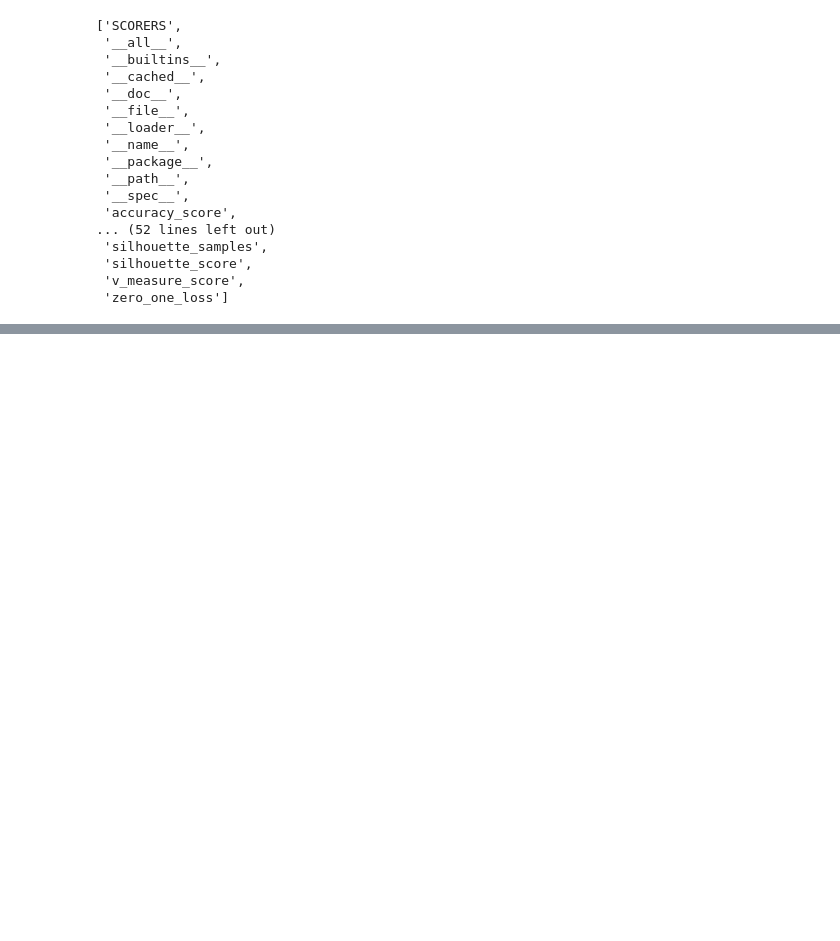
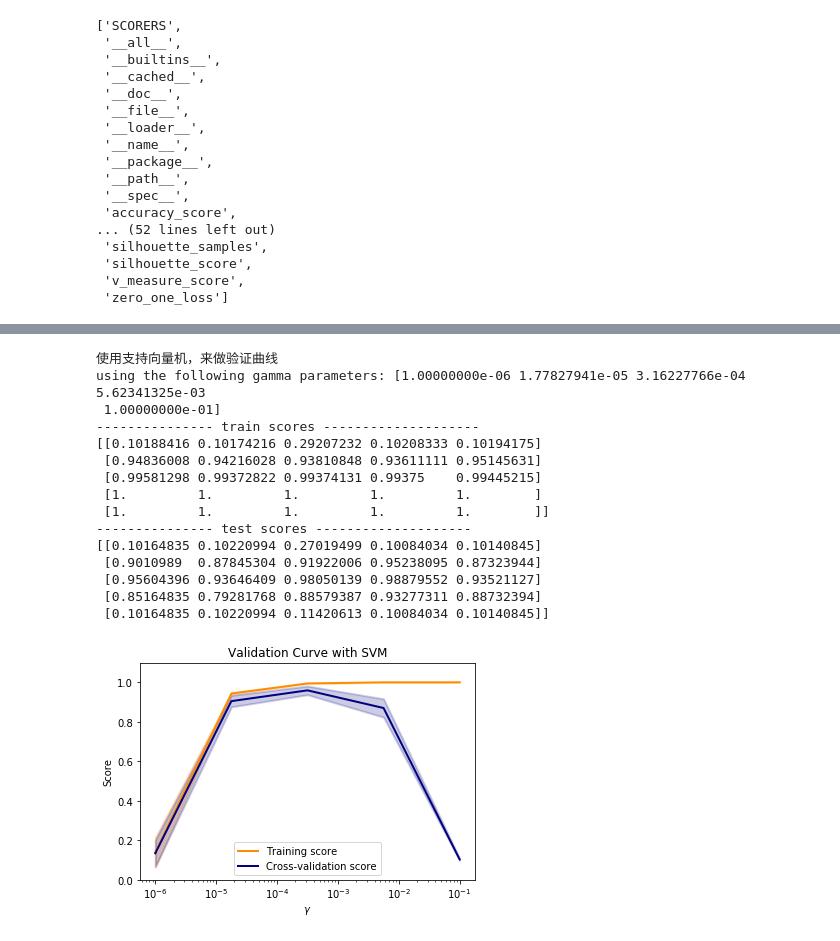
Before and after one commit to lu-liang/AI_Python, a Jupyter notebook: AI_Evaluation/Evaluation Metrics and Scoring.ipynb, the cells around one changed output, grey strips where cells are left out. Saved outputs shown, nothing was run; the diff lists cells and outputs as text; code cells hidden in the pictures; blank space fills up the shorter version.

```diff
--- a/AI_Evaluation/Evaluation Metrics and Scoring.ipynb
+++ b/AI_Evaluation/Evaluation Metrics and Scoring.ipynb
@@ -571,0 +812,65 @@ dir(sklearn.metrics)
+# %%
+print(__doc__)
+
+import matplotlib.pyplot as plt
+import numpy as np
+
+from sklearn.datasets import load_digits
+from sklearn.svm import SVC
+from sklearn.model_selection import validation_curve
+
+digits = load_digits()
+X, y = digits.data, digits.target
+
+param_range = np.logspace(-6, -1, 5)
+print("using the following gamma parameters: {}".format(param_range))
+
+# cross-validation = 5, scoring = accuracy
+train_scores, test_scores = validation_curve(
+    SVC(), X, y, param_name="gamma", param_range=param_range,
+    cv=5, scoring="accuracy", n_jobs=1)
+
+train_scores_mean = np.mean(train_scores, axis=1)
+train_scores_std = np.std(train_scores, axis=1)
+test_scores_mean = np.mean(test_scores, axis=1)
+test_scores_std = np.std(test_scores, axis=1)
+
+print('--------------- train scores --------------------')
+print(train_scores)
+print('--------------- test scores --------------------')
+print(test_scores)
+
+plt.title("Validation Curve with SVM")
+plt.xlabel(r"$\gamma$")
+plt.ylabel("Score")
+plt.ylim(0.0, 1.1)
+lw = 2
+plt.semilogx(param_range, train_scores_mean, label="Training score",
+             color="darkorange", lw=lw)
+plt.fill_between(param_range, train_scores_mean - train_scores_std,
+                 train_scores_mean + train_scores_std, alpha=0.2,
+                 color="darkorange", lw=lw)
+plt.semilogx(param_range, test_scores_mean, label="Cross-validation score",
+             color="navy", lw=lw)
+plt.fill_between(param_range, test_scores_mean - test_scores_std,
+                 test_scores_mean + test_scores_std, alpha=0.2,
+                 color="navy", lw=lw)
+plt.legend(loc="best")
+plt.show()
+# %% [output]
+使用支持向量机，来做验证曲线
+using the following gamma parameters: [1.00000000e-06 1.77827941e-05 3.16227766e-04 5.62341325e-03
+ 1.00000000e-01]
+--------------- train scores --------------------
+[[0.10188416 0.10174216 0.29207232 0.10208333 0.10194175]
+ [0.94836008 0.94216028 0.93810848 0.93611111 0.95145631]
+ [0.99581298 0.99372822 0.99374131 0.99375    0.99445215]
+ [1.         1.         1.         1.         1.        ]
+ [1.         1.         1.         1.         1.        ]]
+--------------- test scores --------------------
+[[0.10164835 0.10220994 0.27019499 0.10084034 0.10140845]
+ [0.9010989  0.87845304 0.91922006 0.95238095 0.87323944]
+ [0.95604396 0.93646409 0.98050139 0.98879552 0.93521127]
+ [0.85164835 0.79281768 0.88579387 0.93277311 0.88732394]
+ [0.10164835 0.10220994 0.11420613 0.10084034 0.10140845]]
+[figure, added]
```
Also changed, not shown: parts of 8 cells of this notebook.
